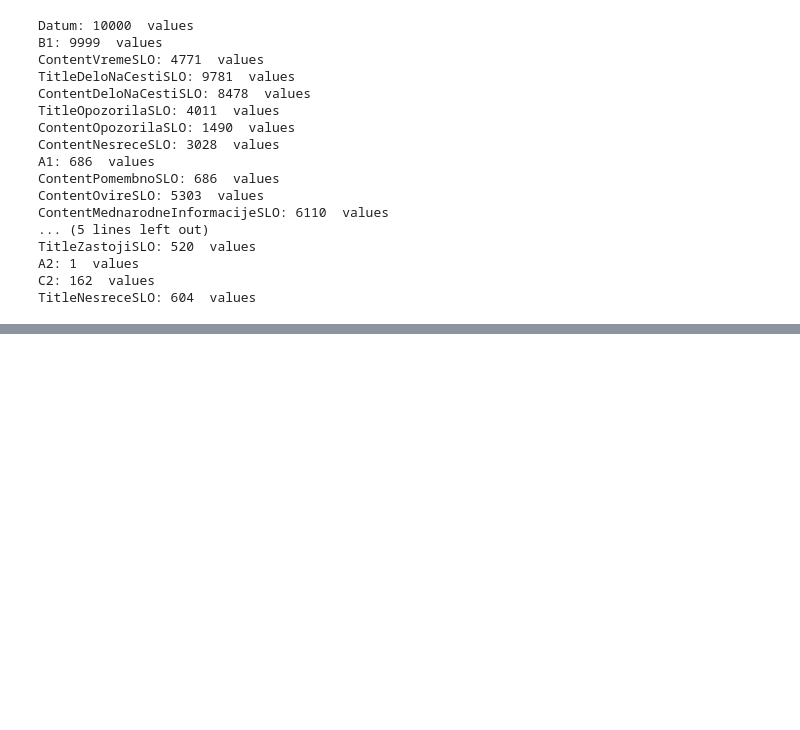
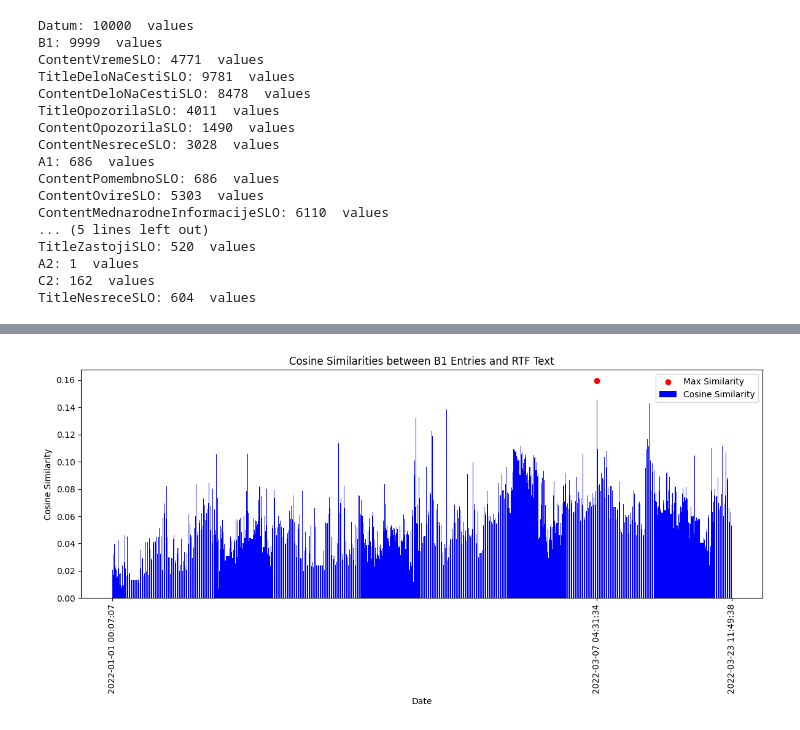
Before and after one commit to UL-FRI-NLP-Course/ul-fri-nlp-course-project-2024-2025-jazbeci, a Jupyter notebook: preprocessing.ipynb, the cells around one changed output, grey strips where cells are left out. Cells and saved outputs as stored; diff of their text form; code cells hidden in the pictures; blank space fills up the shorter version.

```diff
--- a/preprocessing.ipynb
+++ b/preprocessing.ipynb
@@ -202,0 +238,98 @@ RTF File Content (First 500 characters):
+# %%
+import json
+import numpy as np
+from sklearn.feature_extraction.text import TfidfVectorizer
+from sklearn.metrics.pairwise import cosine_similarity
+import re
+from striprtf.striprtf import rtf_to_text
+
+# Function to load the JSON data
+def load_json_data(file_path):
+    with open(file_path, 'r', encoding='utf-8') as f:
+        return json.load(f)
+
+# Function to load the RTF text file
+def load_rtf_text(file_path):
+    with open(file_path, 'r', encoding='utf-8') as f:
+        rtf_data = f.read()
+    return rtf_to_text(rtf_data)
+
+# Function to preprocess the text (remove special characters and lowercasing)
+def preprocess_text(text):
+    text = re.sub(r'\s+', ' ', text)  # Replace multiple spaces with a single space
+    text = re.sub(r'[^\w\s]', '', text)  # Remove punctuation and special characters
+    return text.lower()
+
+# Function to compute cosine similarity
+def compute_cosine_similarity(b1_texts, rtf_text):
+    # Preprocess both B1 texts and RTF text
+    processed_b1 = [preprocess_text(b1) for b1 in b1_texts]
+    processed_rtf = preprocess_text(rtf_text)
+
+    # Combine the texts (B1 entries + RTF text) for vectorization
+    texts = processed_b1 + [processed_rtf]
+
+    # Create TF-IDF Vectorizer
+    vectorizer = TfidfVectorizer()
+
+    # Fit and transform the texts
+    tfidf_matrix = vectorizer.fit_transform(texts)
+
+    # Compute cosine similarity between each B1 entry and the RTF text
+    cosine_similarities = cosine_similarity(tfidf_matrix[:-1], tfidf_matrix[-1:])
+
+    return cosine_similarities.flatten()
+
+# Example usage
+json_file_path = "/Users/petrakuralt/Desktop/mag 2.letnik/NLP/Project/github_project/ul-fri-nlp-course-project-2024-2025-jazbeci/RTVSlo/Processed_Data_First_10000_non_nan.json"
+rtf_file_path = '/Users/petrakuralt/Desktop/mag 2.letnik/NLP/Project/github_project/ul-fri-nlp-course-project-2024-2025-jazbeci/RTVSlo/Podatki - rtvslo.si/Promet 2022/April 2022/TMP-700.rtf'
+
+
+# Load data
+json_data = load_json_data(json_file_path)
+rtf_text = load_rtf_text(rtf_file_path)
+print("rtf_text:",rtf_text)
+print(json_data[0])
+# Extract B1 text from the JSON data (for the first 10000 entries, adjust as necessary)
+b1_texts = [entry['B1'] for entry in json_data[:10000] if 'B1' in entry]
+# Compute cosine similarities
+cosine_similarities = compute_cosine_similarity(b1_texts, rtf_text)
+
+# Show the cosine similarities for each B1 entry
+for idx, similarity in enumerate(cosine_similarities[:10]):  # Displaying the first 10 for brevity
+    print(f"Cosine Similarity for entry {idx+1}: {similarity:.4f}")
+
+
+dates = [entry['Datum'] for entry in json_data[:10000] if 'B1' in entry]
+
+import matplotlib.pyplot as plt
+
+# Assuming cosine_similarities is computed, and you have the dates from the JSON data
+
+# Plot the cosine similarities as a bar chart
+plt.figure(figsize=(12, 6))
+plt.bar(dates, cosine_similarities, color='blue', label="Cosine Similarity")
+
+# Highlight the maximum similarity with a red dot
+max_similarity_idx = cosine_similarities.argmax()
+
+max_similarity_entry = json_data[:10000][max_similarity_idx]
+print("Max similarity json:", max_similarity_entry)
+plt.scatter(dates[max_similarity_idx], cosine_similarities[max_similarity_idx], color='red', label="Max Similarity", zorder=5)
+
+# Label the first, last, and max similarity date
+plt.xticks([dates[0], dates[-1], dates[max_similarity_idx]],
+           [dates[0], dates[-1], dates[max_similarity_idx]])
+
+# Rotate date labels for better visibility
+plt.xticks(rotation=90)
+
+# Adding title and labels
+plt.title("Cosine Similarities between B1 Entries and RTF Text")
+plt.xlabel("Date")
+plt.ylabel("Cosine Similarity")
+plt.legend()
+
+plt.tight_layout()  # To prevent clipping of the x-axis labels
+plt.show()
+# %% [output]
@@ -202,0 +356 @@ RTF File Content (First 500 characters):
+[figure, added]
```
Also changed, not shown: parts of 5 cells of this notebook, 3 other files.
